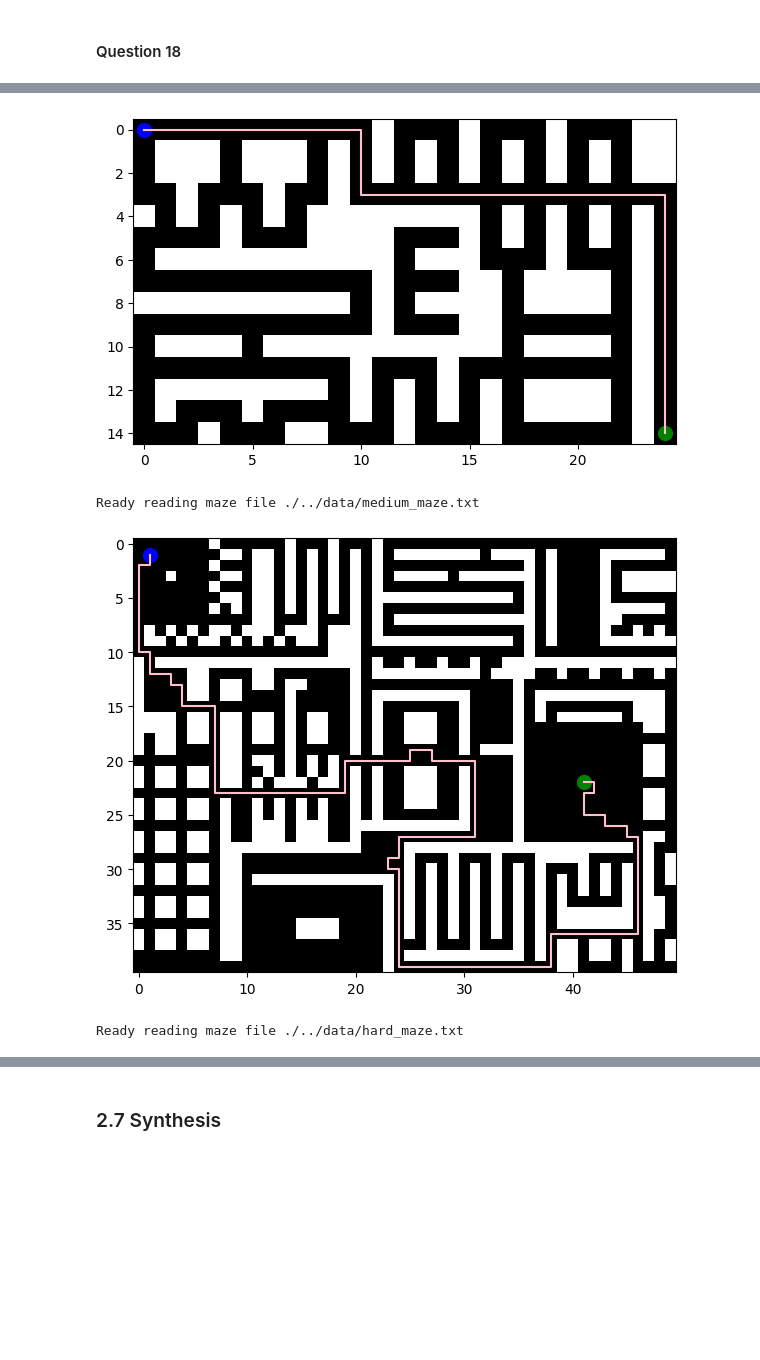
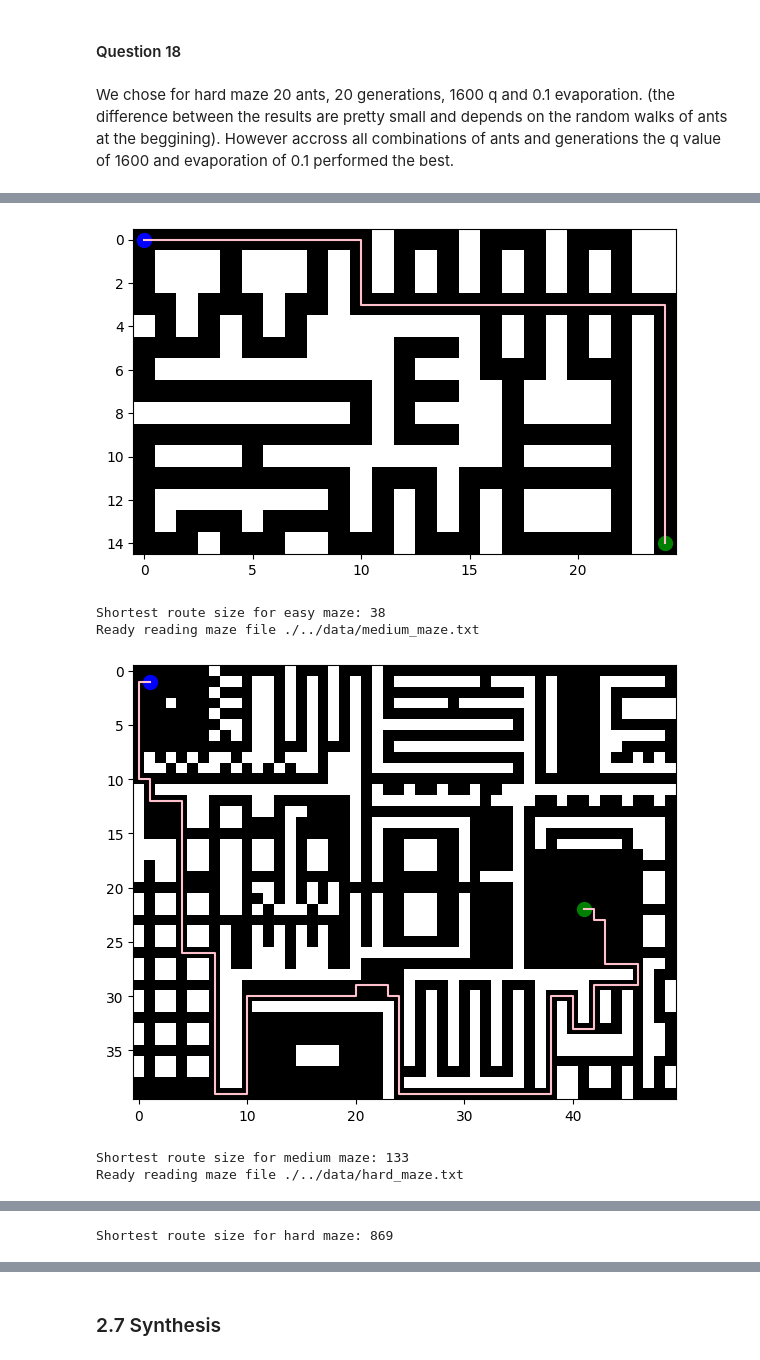
Before and after one commit to CtrlandAlt/IC_Project2, a Jupyter notebook: src/Main.ipynb, the cells around one changed output, grey strips where cells are left out. Cells and saved outputs as stored; diff of their text form; code cells hidden in the pictures; blank space fills up the shorter version.

```diff
--- a/src/Main.ipynb
+++ b/src/Main.ipynb
@@ -647,7 +647,7 @@ def trainAnts(no_ants, no_gen, q, evap, mazeLevel, intelligent,tolerance=0):
     print("Time taken: " + str((int(round(time.time() * 1000)) - start_time) / 1000.0))
     print("Route size: " + str(shortest_route.size()))
 
-    shortest_route.write_to_file(f"./../data/{mazeLevel}_solution.txt")
+    shortest_route.write_to_file(f"./../data/40_{mazeLevel}.txt")
 
     return shortest_route
 
@@ -1074,14 +1074,19 @@ For all mazes the tolerance value is only for runtime performance, however it is
 ### 2.6 The Final Route
 # %% [markdown]
 #### Question 18
+# %% [markdown]
+ We chose for hard maze 20 ants, 20 generations, 1600 q and 0.1 evaporation. (the difference between the results are pretty small and depends on the random walks of ants at the beggining). However accross all combinations of ants and generations the q value of 1600 and evaporation of 0.1 performed the best.
 # %%
 shortest_route_easy = trainAnts(20,20,400,0.1,"easy", True,0)
 shortest_route_medium = trainAnts(20,20,400,0.1,"medium", True,0)
-shortest_route_hard = trainAnts(20,20,1600,0.2,"hard", True,0)
+shortest_route_hard = trainAnts(20,20,1600,0.1,"hard", True,0)
 
 visualizeAnts(shortest_route_easy, "easy")
+print(f"Shortest route size for easy maze: {shortest_route_easy.size()}")
 visualizeAnts(shortest_route_medium, "medium")
+print(f"Shortest route size for medium maze: {shortest_route_medium.size()}")
 visualizeAnts(shortest_route_hard, "hard")
+print(f"Shortest route size for hard maze: {shortest_route_hard.size()}")
 # %% [output]
 Ready reading maze file ./../data/easy_maze.txt
 Gen: 0
@@ -1102,5 +1107,7 @@ Route size: 873
 Ready reading maze file ./../data/easy_maze.txt
 [figure]
+Shortest route size for easy maze: 38
 Ready reading maze file ./../data/medium_maze.txt
-[figure, old version]
+[figure, new version]
+Shortest route size for medium maze: 133
 Ready reading maze file ./../data/hard_maze.txt
@@ -1107,0 +1115 @@ Ready reading maze file ./../data/hard_maze.txt
+Shortest route size for hard maze: 869
```
Also changed, not shown: parts of 14 cells of this notebook, 5 other files.
